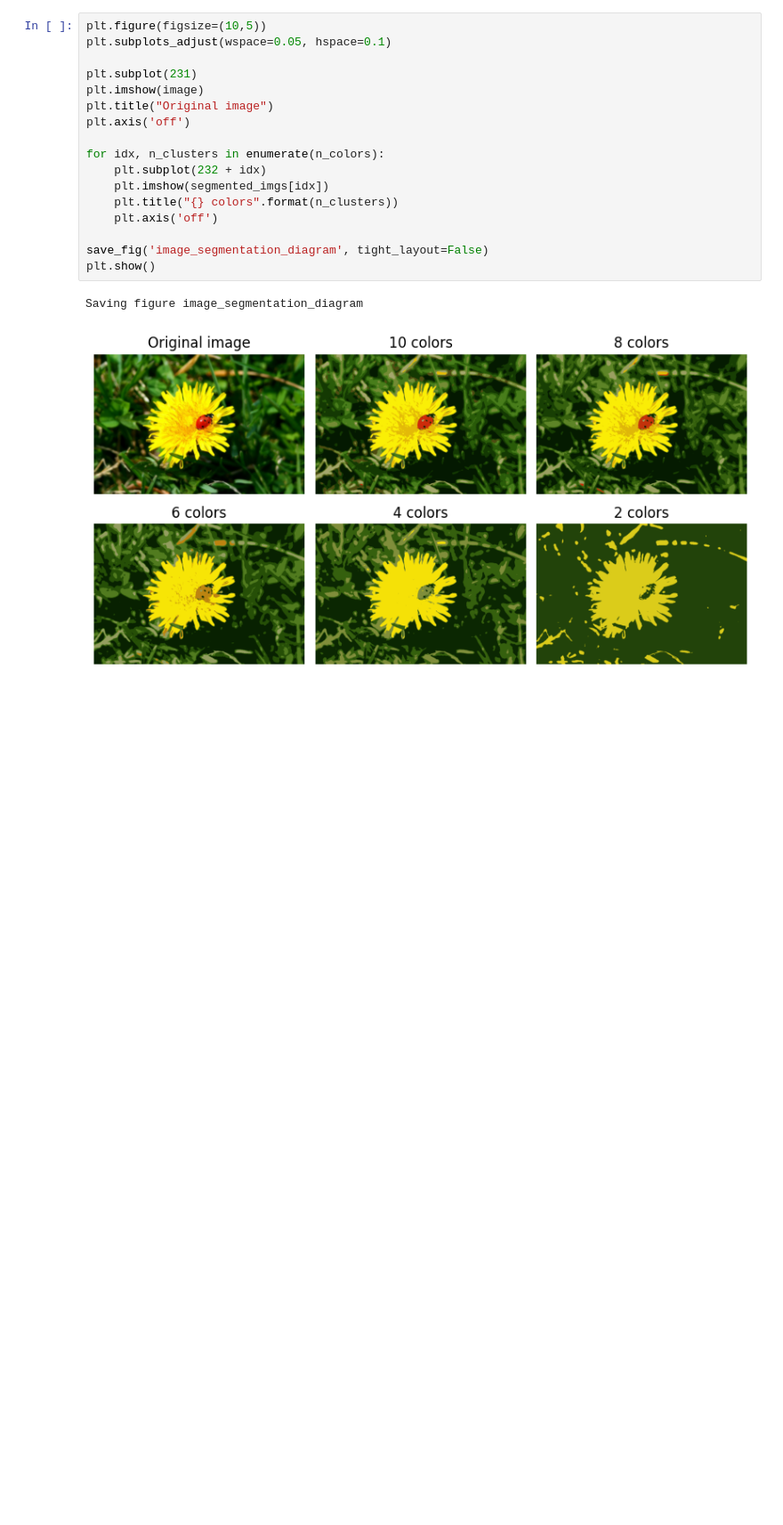
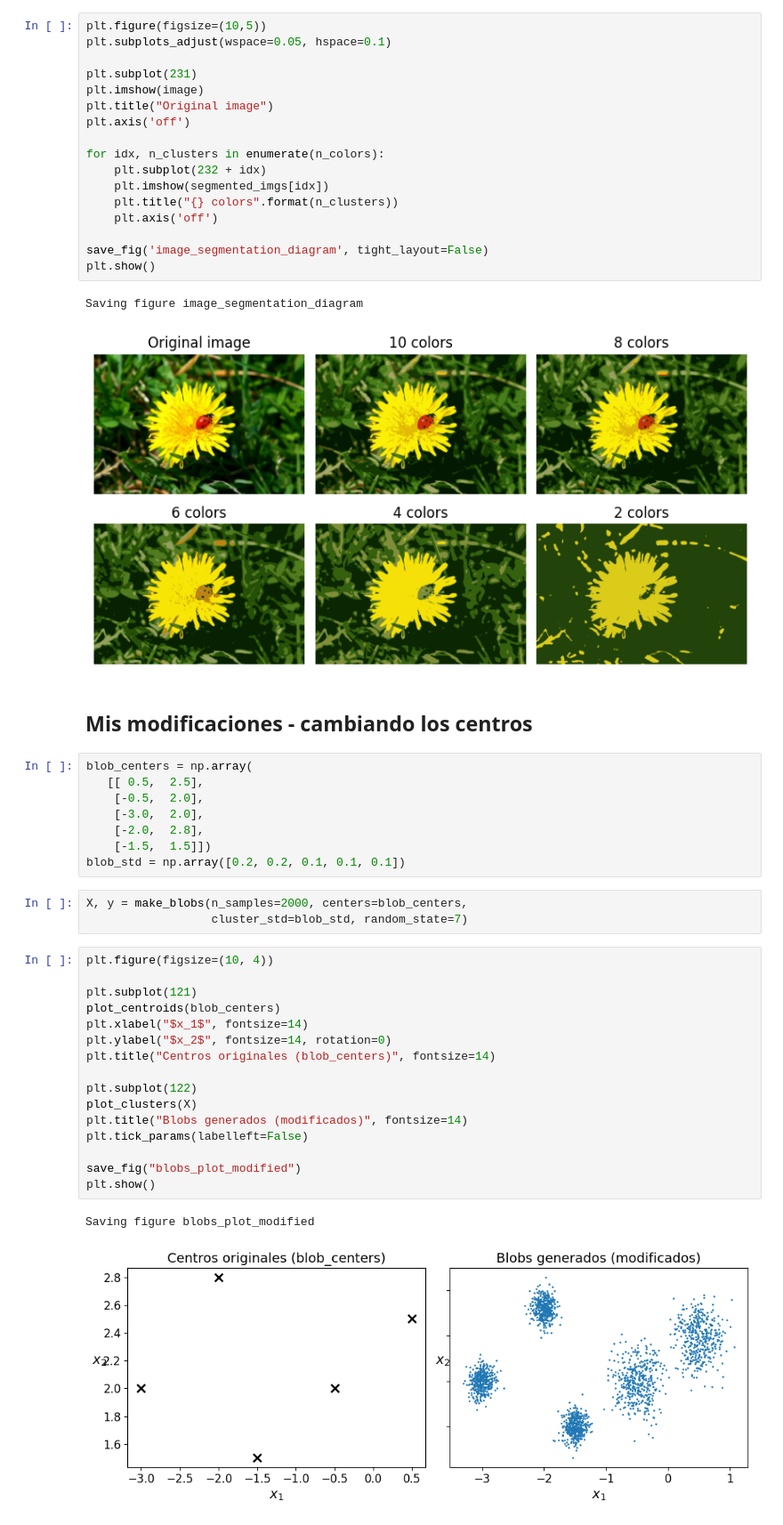
Before and after one commit to angelbastogz/masters-ai, a Jupyter notebook: Introducción a la IA/07_Clustering_K-medias/Notebooks/01 K-medias.ipynb, the cells around one changed output. Shown at 89% size. Drawn from its saved outputs; the diff is of its cells as text; blank space fills up the shorter version.

Commit message:
Creado con Colab - añadido los nuevos blobs

```diff
--- a/Introducción a la IA/07_Clustering_K-medias/Notebooks/01 K-medias.ipynb
+++ b/Introducción a la IA/07_Clustering_K-medias/Notebooks/01 K-medias.ipynb
@@ -568,3 +568,35 @@ plt.show()
 # %% [output]
 Saving figure image_segmentation_diagram
 [figure]
+# %% [markdown]
+## Mis modificaciones - cambiando los centros
+# %%
+blob_centers = np.array(
+   [[ 0.5,  2.5],
+    [-0.5,  2.0],
+    [-3.0,  2.0],
+    [-2.0,  2.8],
+    [-1.5,  1.5]])
+blob_std = np.array([0.2, 0.2, 0.1, 0.1, 0.1])
+# %%
+X, y = make_blobs(n_samples=2000, centers=blob_centers,
+                  cluster_std=blob_std, random_state=7)
+# %%
+plt.figure(figsize=(10, 4))
+
+plt.subplot(121)
+plot_centroids(blob_centers)
+plt.xlabel("$x_1$", fontsize=14)
+plt.ylabel("$x_2$", fontsize=14, rotation=0)
+plt.title("Centros originales (blob_centers)", fontsize=14)
+
+plt.subplot(122)
+plot_clusters(X)
+plt.title("Blobs generados (modificados)", fontsize=14)
+plt.tick_params(labelleft=False)
+
+save_fig("blobs_plot_modified")
+plt.show()
+# %% [output]
+Saving figure blobs_plot_modified
+[figure, added]
```
Also changed, not shown: parts of 25 cells of this notebook.
